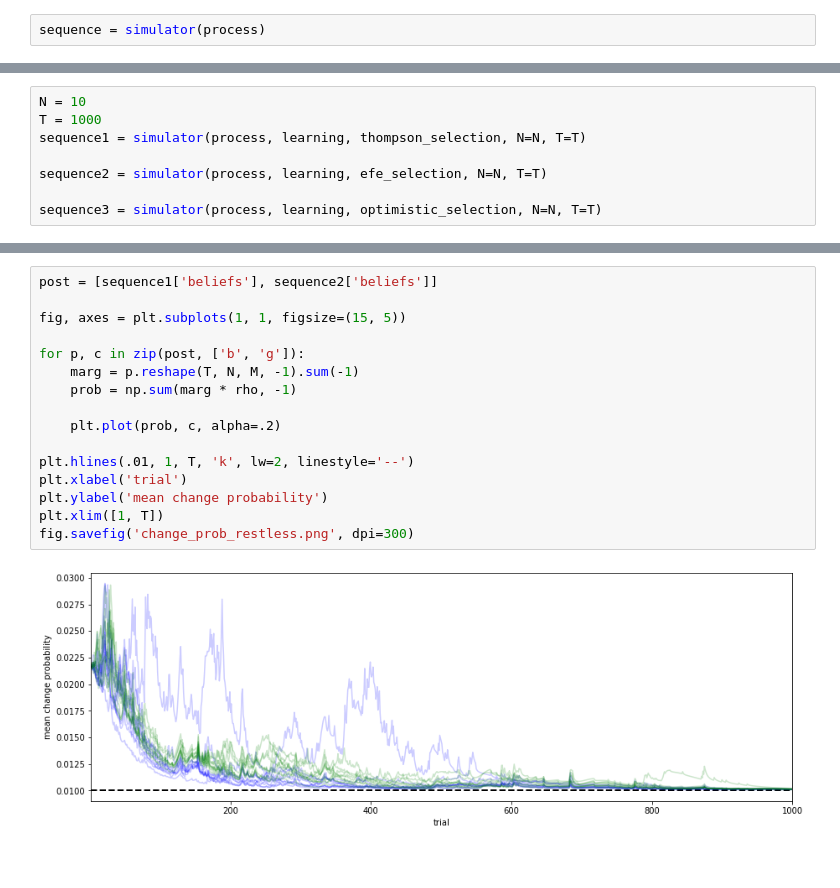
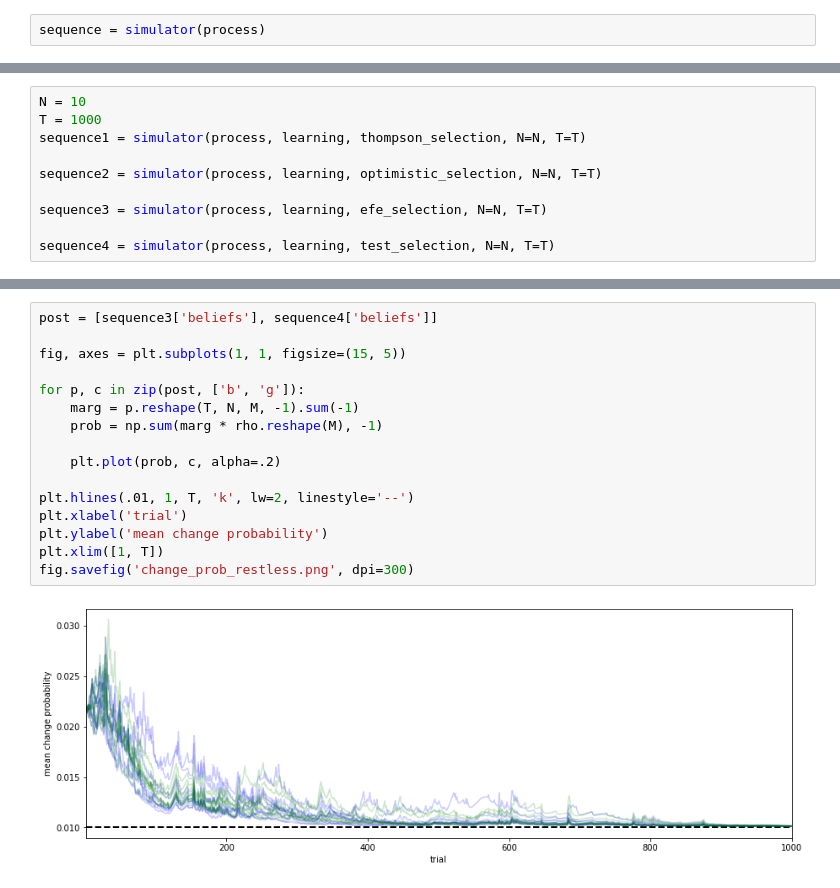
Before and after one commit to dimarkov/aibandits, a Jupyter notebook: restless_bandits_comparison.ipynb, the cells around one changed output, grey strips where cells are left out. Cells and saved outputs as stored; diff of their text form; blank space fills up the shorter version.

```diff
--- a/restless_bandits_comparison.ipynb
+++ b/restless_bandits_comparison.ipynb
@@ -183,9 +218,11 @@ N = 10
 T = 1000
 sequence1 = simulator(process, learning, thompson_selection, N=N, T=T)
 
-sequence2 = simulator(process, learning, efe_selection, N=N, T=T)
+sequence2 = simulator(process, learning, optimistic_selection, N=N, T=T)
 
-sequence3 = simulator(process, learning, optimistic_selection, N=N, T=T)
+sequence3 = simulator(process, learning, efe_selection, N=N, T=T)
+
+sequence4 = simulator(process, learning, test_selection, N=N, T=T)
 # %%
 fig, axes = plt.subplots(1, 3, figsize=(15, 5))
 
@@ -256,18 +290,18 @@ fig.savefig('cum_reg_restless.png', dpi=300)
 # %%
-post = [sequence1['beliefs'], sequence2['beliefs']]
+post = [sequence3['beliefs'], sequence4['beliefs']]
 
 fig, axes = plt.subplots(1, 1, figsize=(15, 5))
 
 for p, c in zip(post, ['b', 'g']):
     marg = p.reshape(T, N, M, -1).sum(-1)
-    prob = np.sum(marg * rho, -1)
+    prob = np.sum(marg * rho.reshape(M), -1)
 
     plt.plot(prob, c, alpha=.2)
 
 plt.hlines(.01, 1, T, 'k', lw=2, linestyle='--')
 plt.xlabel('trial')
 plt.ylabel('mean change probability')
 plt.xlim([1, T])
 fig.savefig('change_prob_restless.png', dpi=300)
 # %% [output]
-[figure, old version]
+[figure, new version]
```
Also changed, not shown: parts of 11 cells of this notebook.
